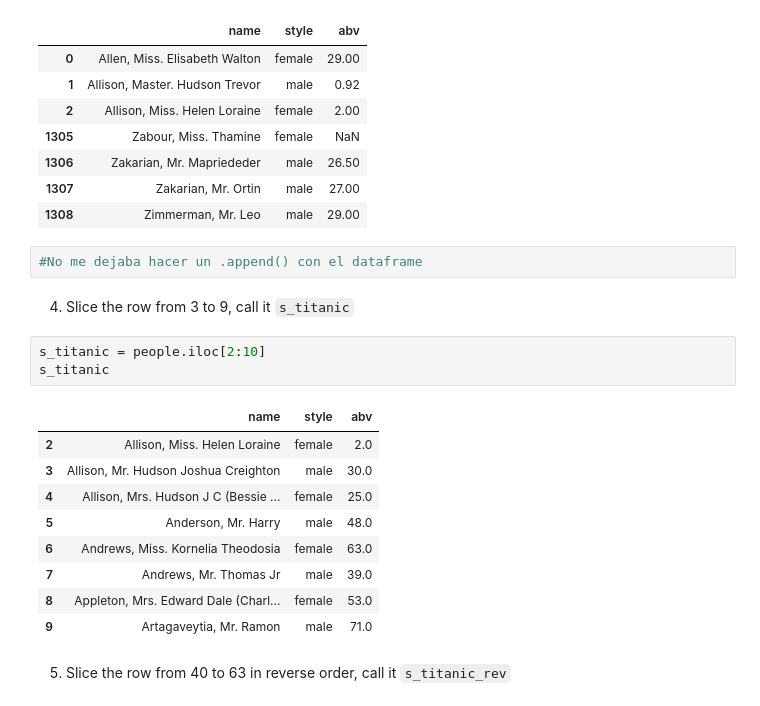
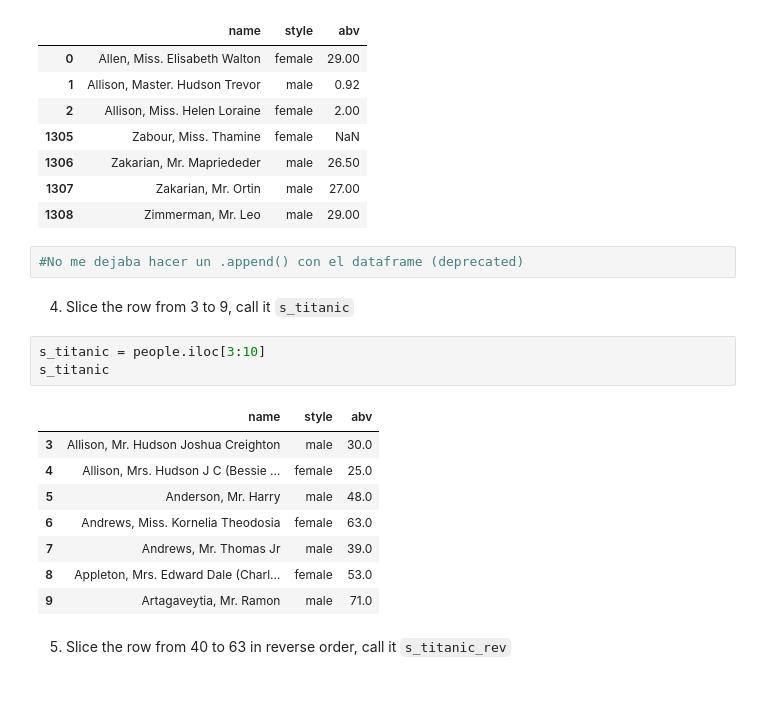
Before and after one commit to Jon3J/dsft2409_Jon, a Jupyter notebook: 2-Data_Analysis/2-Pandas/Practica/7-Titanic/Titanic-exercise.ipynb, the cells around one changed output. Drawn from its saved outputs; the diff is of its cells as text.

```diff
--- a/2-Data_Analysis/2-Pandas/Practica/7-Titanic/Titanic-exercise.ipynb
+++ b/2-Data_Analysis/2-Pandas/Practica/7-Titanic/Titanic-exercise.ipynb
@@ -153,15 +153,14 @@ resultado
 | 1307 | Zakarian, Mr. Ortin | male | 27.00 |
 | 1308 | Zimmerman, Mr. Leo | male | 29.00 |
 # %%
-#No me dejaba hacer un .append() con el dataframe
+#No me dejaba hacer un .append() con el dataframe (deprecated)
 # %% [markdown]
 4. Slice the row from 3 to 9, call it `s_titanic`
 # %%
-s_titanic = people.iloc[2:10]
+s_titanic = people.iloc[3:10]
 s_titanic
 # %% [output]
 |  | name | style | abv |
-| 2 | Allison, Miss. Helen Loraine | female | 2.0 |
 | 3 | Allison, Mr. Hudson Joshua Creighton | male | 30.0 |
 | 4 | Allison, Mrs. Hudson J C (Bessie ... | female | 25.0 |
 | 5 | Anderson, Mr. Harry | male | 48.0 |
```
Also changed, not shown: parts of 10 cells of this notebook, 1 other file.
